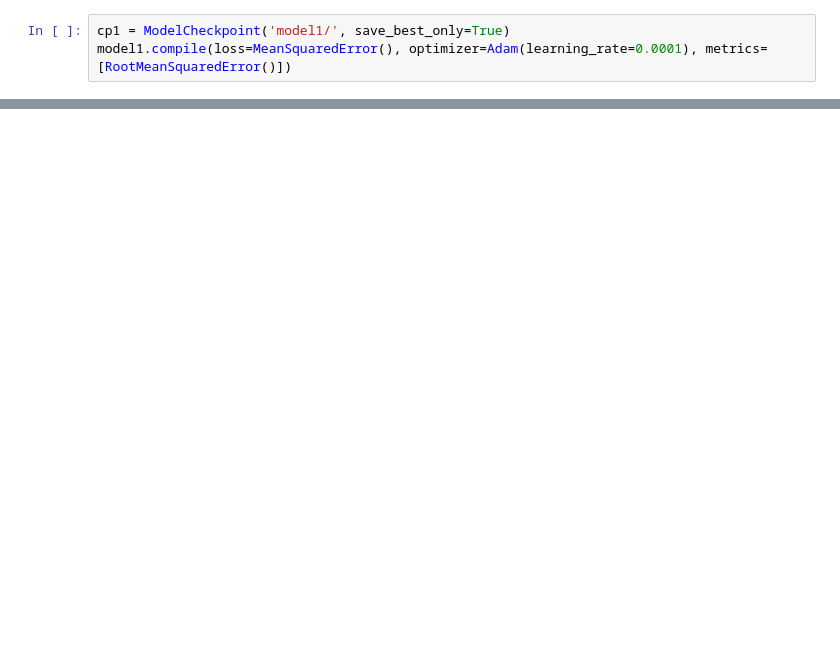
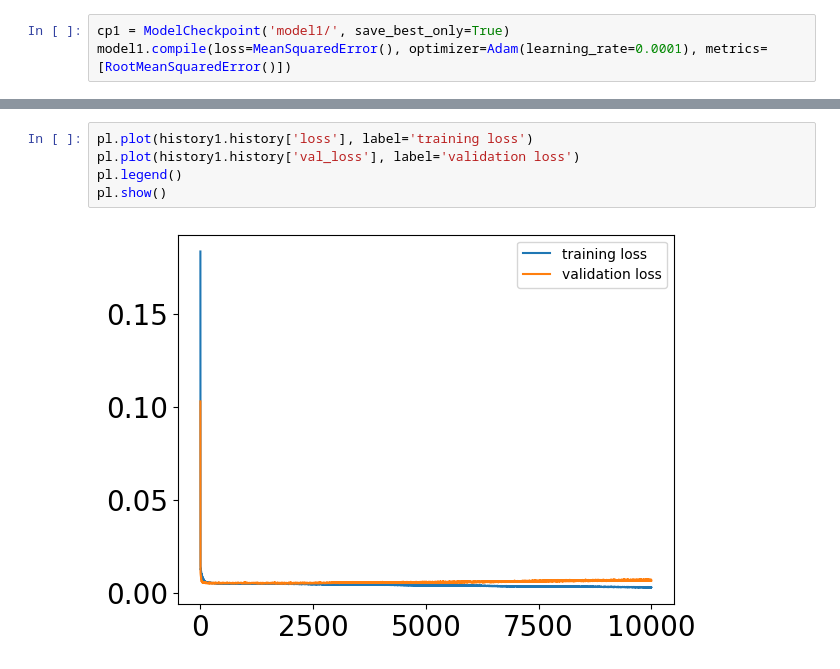
Before and after one commit to DanielPortes/CE4, a Jupyter notebook: mm.py.ipynb, the cells around one changed output, grey strips where cells are left out. Cells and saved outputs as stored; diff of their text form; blank space fills up the shorter version.

```diff
--- a/mm.py.ipynb
+++ b/mm.py.ipynb
@@ -317,0 +356,7 @@ train_results
+# %%
+pl.plot(history1.history['loss'], label='training loss')
+pl.plot(history1.history['val_loss'], label='validation loss')
+pl.legend()
+pl.show()
+# %% [output]
+[figure, added]
```
Also changed, not shown: parts of 18 cells of this notebook.
